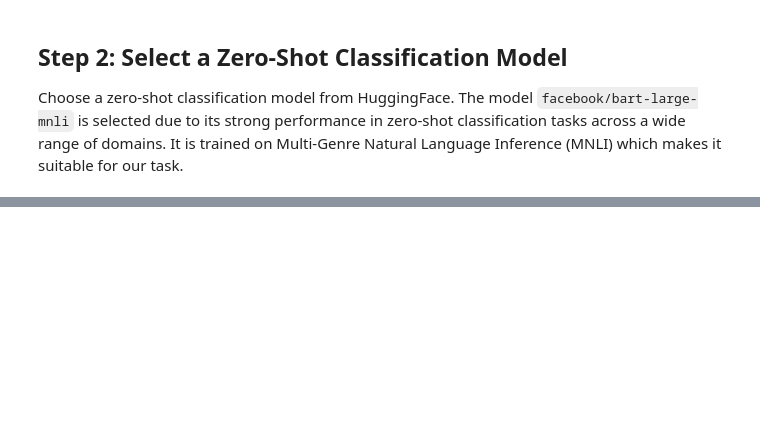
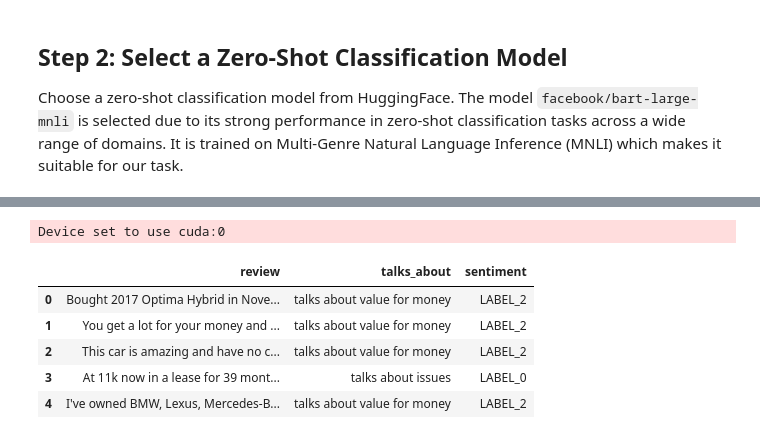
Before and after one commit to lakpriyaguru/uniconnect, a Jupyter notebook: task3.ipynb, the cells around one changed output, grey strips where cells are left out. Saved outputs shown, nothing was run; the diff lists cells and outputs as text; code cells hidden in the pictures; blank space fills up the shorter version.

```diff
--- a/task3.ipynb
+++ b/task3.ipynb
@@ -16,6 +20,10 @@ import seaborn as sns
 ## Step 1: Load the Dataset
 Begin by reading the `car_reviews.csv` file containing around 7000 customer reviews.
 # %%
-# Load dataset
-df = pd.read_csv('car_reviews.csv')
-df.head()
+# Load CSV using pandas and convert to HuggingFace Dataset
+df = pd.read_csv("car_reviews.csv")
+print(df.columns)  # Confirm actual column name
+
+df = df.rename(columns={"Review": "review"})
+
+dataset = Dataset.from_pandas(df)
@@ -36,0 +59,34 @@ candidate_labels = [
+# %%
+# Step 4: Sentiment analysis
+from transformers import pipeline
+
+# Load sentiment model with truncation enabled
+sentiment_model = pipeline(
+    "sentiment-analysis",
+    model="cardiffnlp/twitter-roberta-base-sentiment",
+    tokenizer="cardiffnlp/twitter-roberta-base-sentiment",
+    truncation=True,
+    max_length=512,
+    device=0  # Use GPU
+)
+
+# Define function for batch sentiment prediction
+def predict_sentiment(batch):
+    result = sentiment_model(batch["review"], truncation=True, max_length=512)
+    return {"sentiment": [r["label"] for r in result]}
+
+# Apply the function on the dataset in batches
+dataset = dataset.map(predict_sentiment, batched=True, batch_size=16)
+# %% [output]
+Device set to use cuda:0
+# %%
+# Step 5: Convert back to DataFrame
+df_final = dataset.to_pandas()
+df_final.head()
+# %% [output]
+|  | review | talks_about | sentiment |
+| 0 | Bought 2017 Optima Hybrid in Nove... | talks about value for money | LABEL_2 |
+| 1 | You get a lot for your money and ... | talks about value for money | LABEL_2 |
+| 2 | This car is amazing and have no c... | talks about value for money | LABEL_2 |
+| 3 | At 11k now in a lease for 39 mont... | talks about issues | LABEL_0 |
+| 4 | I've owned BMW, Lexus, Mercedes-B... | talks about value for money | LABEL_2 |
```
Also changed, not shown: parts of 7 cells of this notebook, 1 other file.
